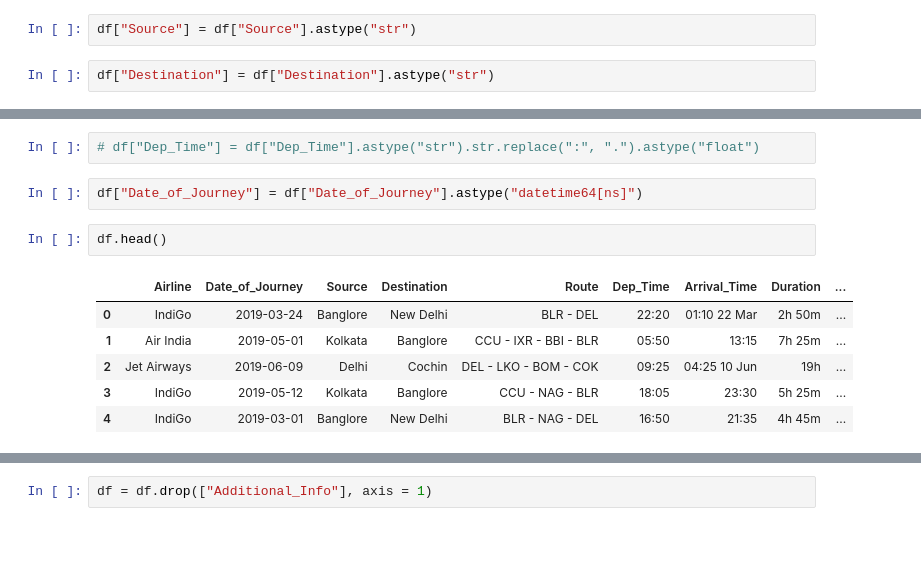
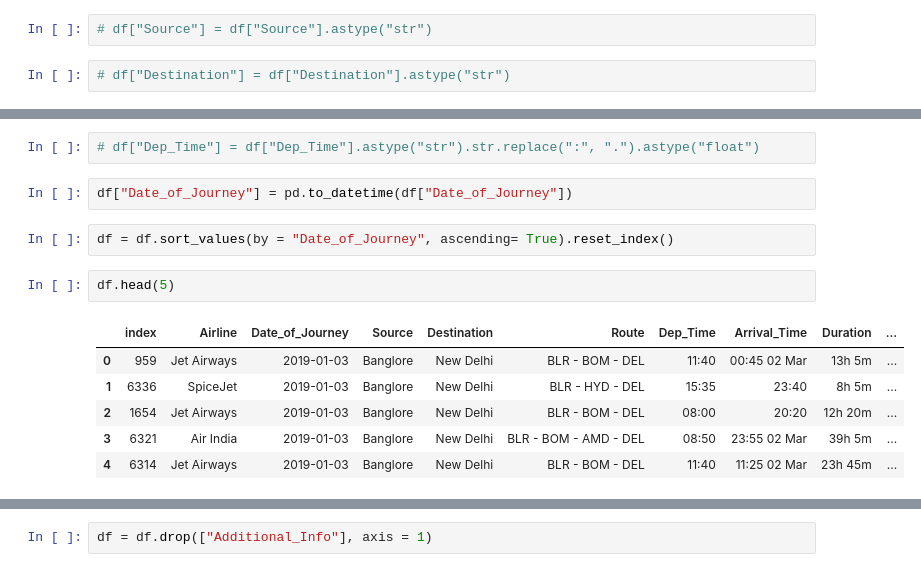
Before and after one commit to mehratif1/Flight_Price_Analysis, a Jupyter notebook: Project1.ipynb, the cells around one changed output, grey strips where cells are left out. Cells and saved outputs as stored; diff of their text form; blank space fills up the shorter version.

```diff
--- a/Project1.ipynb
+++ b/Project1.ipynb
@@ -40,19 +40,21 @@ df["Airline"] = df["Airline"].astype("str")
 # %%
-df["Source"] = df["Source"].astype("str")
+# df["Source"] = df["Source"].astype("str")
 # %%
-df["Destination"] = df["Destination"].astype("str")
+# df["Destination"] = df["Destination"].astype("str")
 # %%
 df["Route"] = df["Route"].astype("str").str.replace("→", "-")
 # %%
 # df["Dep_Time"] = df["Dep_Time"].astype("str").str.replace(":", ".").astype("float")
 # %%
-df["Date_of_Journey"] = df["Date_of_Journey"].astype("datetime64[ns]")
+df["Date_of_Journey"] = pd.to_datetime(df["Date_of_Journey"])
+# %%
+df = df.sort_values(by = "Date_of_Journey", ascending= True).reset_index()
 # %%
-df.head()
+df.head(5)
 # %% [output]
-|  | Airline | Date_of_Journey | Source | Destination | Route | Dep_Time | Arrival_Time | Duration | ... |
-| 0 | IndiGo | 2019-03-24 | Banglore | New Delhi | BLR - DEL | 22:20 | 01:10 22 Mar | 2h 50m | ... |
-| 1 | Air India | 2019-05-01 | Kolkata | Banglore | CCU - IXR - BBI - BLR | 05:50 | 13:15 | 7h 25m | ... |
-| 2 | Jet Airways | 2019-06-09 | Delhi | Cochin | DEL - LKO - BOM - COK | 09:25 | 04:25 10 Jun | 19h | ... |
-| 3 | IndiGo | 2019-05-12 | Kolkata | Banglore | CCU - NAG - BLR | 18:05 | 23:30 | 5h 25m | ... |
-| 4 | IndiGo | 2019-03-01 | Banglore | New Delhi | BLR - NAG - DEL | 16:50 | 21:35 | 4h 45m | ... |
+|  | index | Airline | Date_of_Journey | Source | Destination | Route | Dep_Time | Arrival_Time | Duration | ... |
+| 0 | 959 | Jet Airways | 2019-01-03 | Banglore | New Delhi | BLR - BOM - DEL | 11:40 | 00:45 02 Mar | 13h 5m | ... |
+| 1 | 6336 | SpiceJet | 2019-01-03 | Banglore | New Delhi | BLR - HYD - DEL | 15:35 | 23:40 | 8h 5m | ... |
+| 2 | 1654 | Jet Airways | 2019-01-03 | Banglore | New Delhi | BLR - BOM - DEL | 08:00 | 20:20 | 12h 20m | ... |
+| 3 | 6321 | Air India | 2019-01-03 | Banglore | New Delhi | BLR - BOM - AMD - DEL | 08:50 | 23:55 02 Mar | 39h 5m | ... |
+| 4 | 6314 | Jet Airways | 2019-01-03 | Banglore | New Delhi | BLR - BOM - DEL | 11:40 | 11:25 02 Mar | 23h 45m | ... |
```
Also changed, not shown: parts of 21 cells of this notebook.
